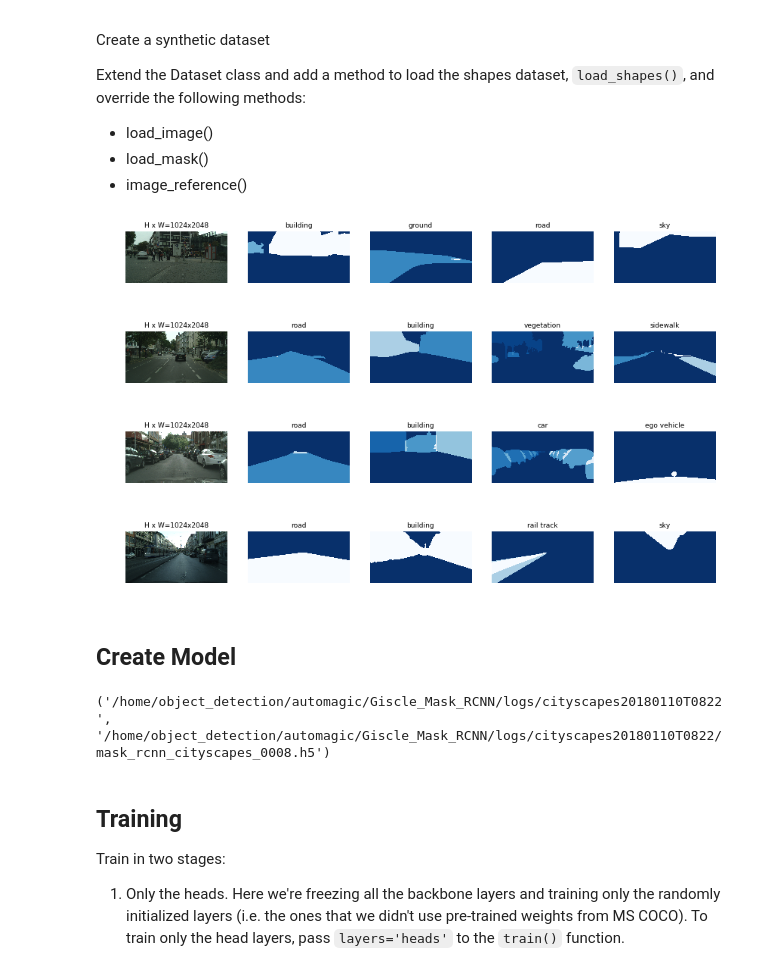
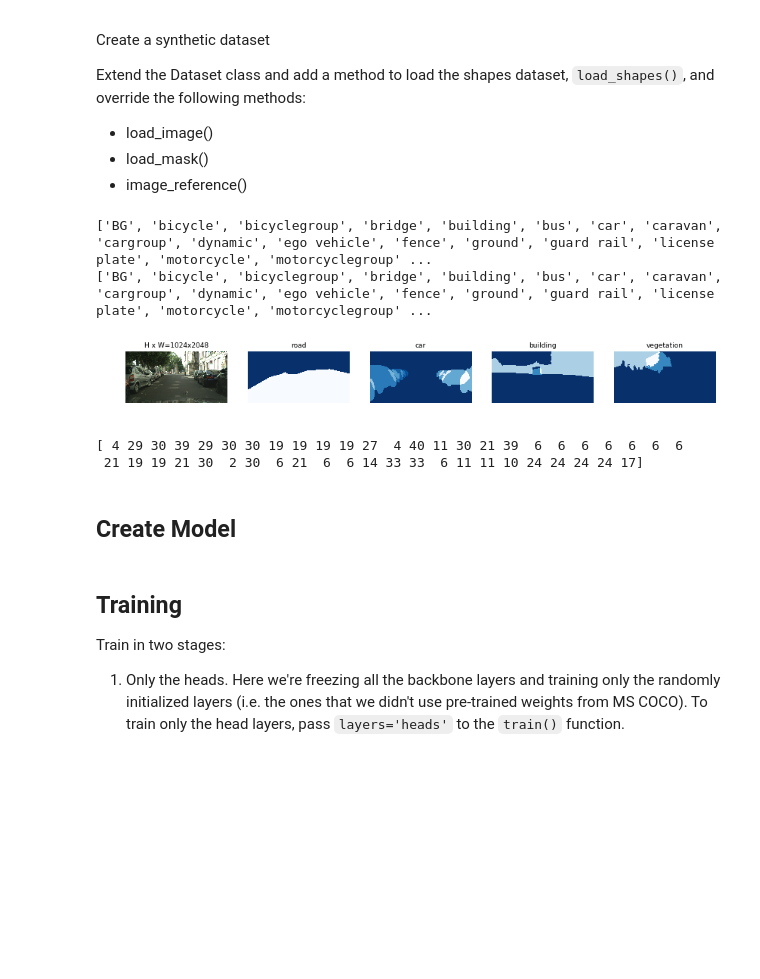
Before and after one commit to Giscle/Giscle_Mask_RCNN, a Jupyter notebook: train_cityscapes.ipynb, the cells around one changed output. Cells and saved outputs as stored; diff of their text form; code cells hidden in the pictures; blank space fills up the shorter version.

Commit message:
cityscapes

```diff
--- a/train_cityscapes.ipynb
+++ b/train_cityscapes.ipynb
@@ -84,23 +88,27 @@ Extend the Dataset class and add a method to load the shapes dataset, `load_shap
 dataset_train = CityscapesDataset()
 dataset_train.load_cityscapes('train')
 dataset_train.prepare()
-
+print(dataset_train.class_names)
 # Validation dataset
 dataset_val = CityscapesDataset()
 dataset_val.load_cityscapes('val')
 dataset_val.prepare()
+print(dataset_val.class_names)
+# %% [output]
+['BG', 'bicycle', 'bicyclegroup', 'bridge', 'building', 'bus', 'car', 'caravan', 'cargroup', 'dynamic', 'ego vehicle', 'fence', 'ground', 'guard rail', 'license plate', 'motorcycle', 'motorcyclegroup' ...
+['BG', 'bicycle', 'bicyclegroup', 'bridge', 'building', 'bus', 'car', 'caravan', 'cargroup', 'dynamic', 'ego vehicle', 'fence', 'ground', 'guard rail', 'license plate', 'motorcycle', 'motorcyclegroup' ...
 # %%
 # Load and display random samples
-image_ids = np.random.choice(dataset_train.image_ids, 4)
+image_ids = np.random.choice(dataset_train.image_ids, 1)
 for image_id in image_ids:
     image = dataset_train.load_image(image_id)
     mask, class_ids = dataset_train.load_mask(image_id)
     visualize.display_top_masks(image, mask, class_ids, dataset_train.class_names)
+    print(class_ids)
 # %% [output]
-[figure, old version]
+[figure, new version]
-[figure, removed]
-[figure, removed]
-[figure, removed]
+[ 4 29 30 39 29 30 30 19 19 19 19 27  4 40 11 30 21 39  6  6  6  6  6  6  6
+ 21 19 19 21 30  2 30  6 21  6  6 14 33 33  6 11 11 10 24 24 24 24 17]
 # %% [markdown]
 ## Create Model
 # %%
@@ -109,7 +117,7 @@ model = modellib.MaskRCNN(mode="training", config=config,
                           model_dir=MODEL_DIR)
 # %%
 # Which weights to start with?
-init_with = "last"  # imagenet, coco, or last
+init_with = "coco"  # imagenet, coco, or last
 
 if init_with == "imagenet":
     model.load_weights(model.get_imagenet_weights(), by_name=True)
@@ -124,8 +132,6 @@ elif init_with == "last":
     # Load the last model you trained and continue training
     model.load_weights(model.find_last()[1], by_name=True)
     print(model.find_last())
-# %% [output]
-('/home/object_detection/automagic/Giscle_Mask_RCNN/logs/cityscapes20180110T0822', '/home/object_detection/automagic/Giscle_Mask_RCNN/logs/cityscapes20180110T0822/mask_rcnn_cityscapes_0008.h5')
 # %% [markdown]
 ## Training
 
```
Also changed, not shown: parts of 9 cells of this notebook, 1 other file.
